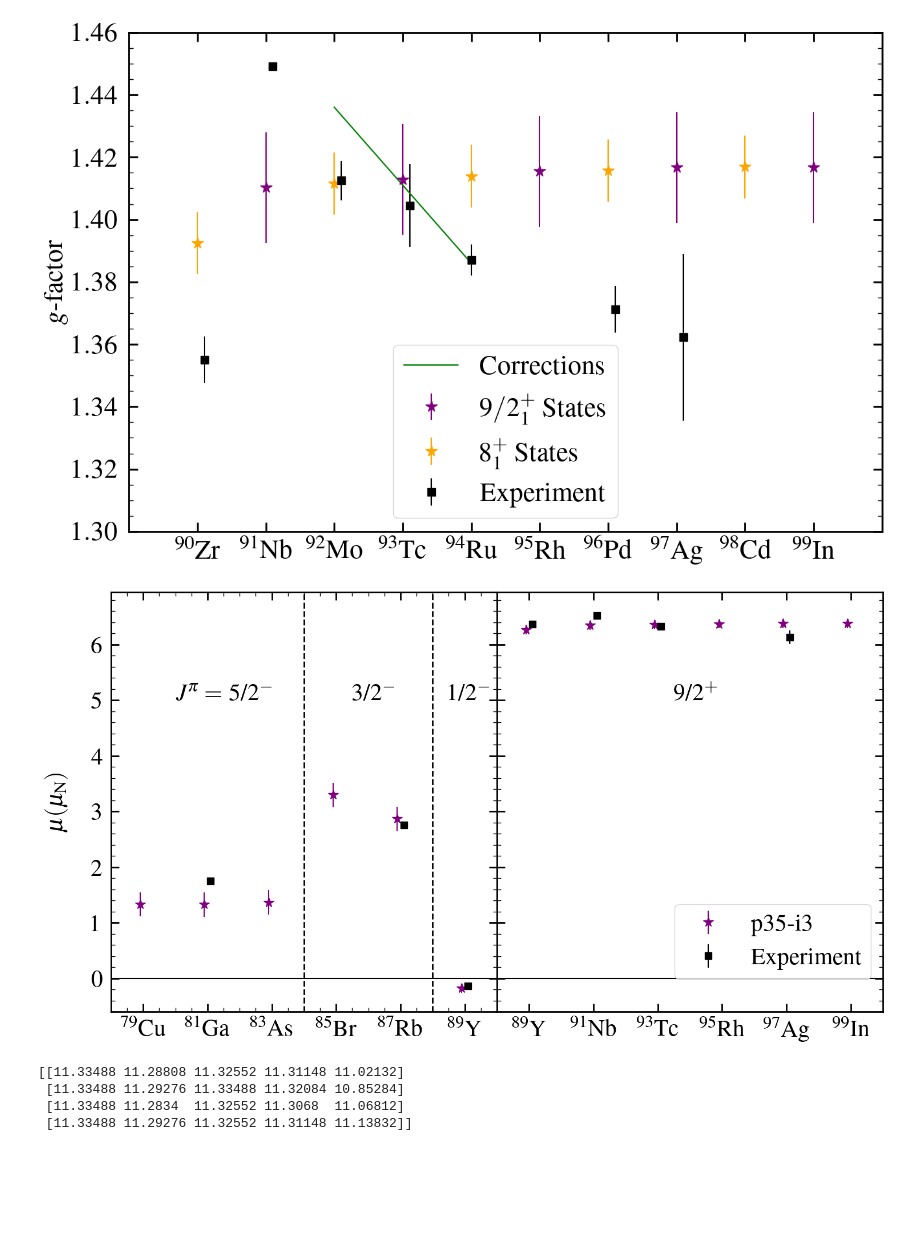
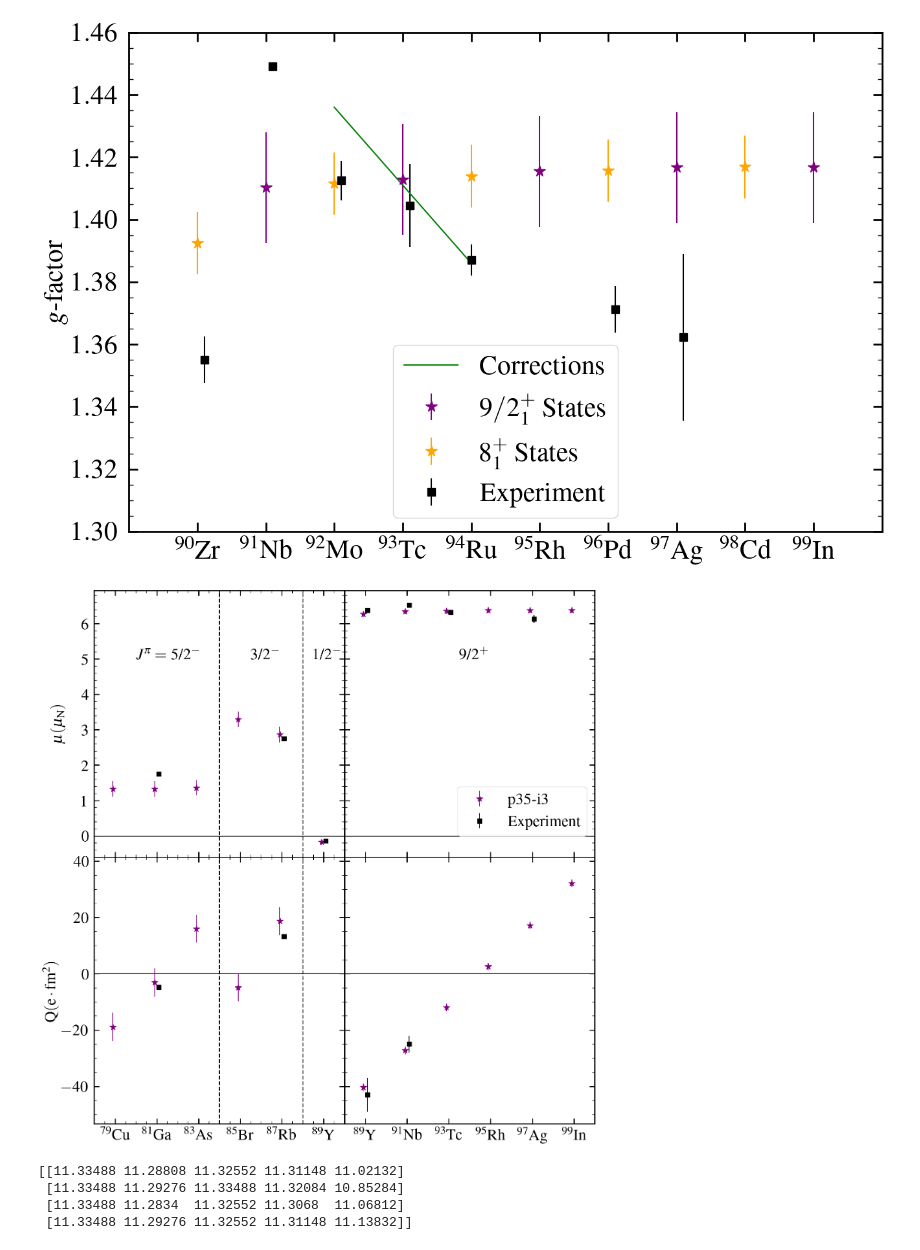
Before and after one commit to JordanPurcell/Research, a Jupyter notebook: plots/EM_properties.ipynb, the cells around one changed output. Cells and saved outputs as stored; diff of their text form; code cells hidden in the pictures; blank space fills up the shorter version.

Commit message:
Mu and Q figures
Updated figures for em paper

```diff
--- a/plots/EM_properties.ipynb
+++ b/plots/EM_properties.ipynb
@@ -275,13 +276,13 @@ plt.show()
 # %% [output]
 [figure]
 # %%
-f, ax = plt.subplots(2,2, sharey='row', gridspec_kw={'width_ratios':[6,6]})
-#f, ax = plt.subplots(2,2, sharex='col', sharey='row', gridspec_kw={'width_ratios':[6,6]})      # Switch to this one to isolate bottom plot
+#f, ax = plt.subplots(2,2, sharey='row', gridspec_kw={'width_ratios':[6,6]})
+f, ax = plt.subplots(2,2, sharex='col', sharey='row', gridspec_kw={'width_ratios':[6,6]})      # Switch to this one to isolate bottom plot
 f.set_figwidth(15)
 f.set_figheight(15)
 
-plt.setp(ax[0][0], xticks=odd_A, xticklabels=odd_ticks)                 # Change first index to isolate top/bottom plot
-plt.setp(ax[0][1], xticks=m9_A, xticklabels=m9_ticks)                   # ""
+plt.setp(ax[1][0], xticks=odd_A, xticklabels=odd_ticks)                 # Change first index to isolate top/bottom plot
+plt.setp(ax[1][1], xticks=m9_A, xticklabels=m9_ticks)                   # ""
 ax[0][0].tick_params(pad=10)
 ax[0][1].tick_params(pad=10)
 ax[0][0].set_xlim(78, 90)
@@ -336,37 +337,37 @@ ax[1][0].tick_params(axis="both", which="minor", direction="in", right=True, top
 
 ax[0][1].tick_params(which="major", direction="in", right=True, top=True, length=10, width=2, labelsize=30)
 ax[0][1].tick_params(which="minor", direction="in", right=True, top=True, length=5, width=1, labelsize=30)
 ax[1][1].tick_params(which="major", direction="in", right=True, top=True, length=10, width=2, labelsize=30, pad=10)
 ax[1][1].tick_params(which="minor", direction="in", right=True, top=True, length=5, width=1, labelsize=30)
-ax[0][1].xaxis.get_major_ticks()[1].set_pad(5)       # This adjust only the 97Ag label because it's behaving badly
+ax[1][1].xaxis.get_major_ticks()[1].set_pad(5)       # This adjust only the 97Ag label because it's behaving badly
 
 ax[0][0].set_ylabel('$\mathrm{\mu(\mu_{N})}$', labelpad=30, fontsize=30)
 ax[1][0].set_ylabel('$\mathrm{Q(e \cdot fm^2)}$', fontsize=30)
 
 ax[0][0].axvline(x = 84, ymin = 0, ymax = 7, color = 'k', linewidth=2, ls='--')
 ax[0][0].axvline(x = 88, ymin = 0, ymax = 7, color = 'k', linewidth=2, ls='--')
 ax[0][0].axvline(x = 90, ymin = 0, ymax = 7, color = 'k', linewidth=2, ls='--')
 ax[1][0].axvline(x = 84, ymin = 0, ymax = 7, color = 'k', linewidth=2, ls='--')
 ax[1][0].axvline(x = 88, ymin = 0, ymax = 7, color = 'k', linewidth=2, ls='--')
 ax[1][0].axvline(x = 90, ymin = 0, ymax = 7, color = 'k', linewidth=2, ls='--')
 
 ax[0][0].text(80, 5, '$J^\pi = $ 5/2$^{-}$', fontsize = 30)          # Switch first index to isolate top/bottom plot
 ax[0][0].text(85.5, 5, '3/2$^{-}$', fontsize = 30)          # ""
 ax[0][0].text(88.5, 5, '1/2$^{-}$', fontsize = 30)          # ""
 ax[0][1].text(93.5, 5, '9/2$^{+}$', fontsize = 30)          # ""
 
-ax[1][0].set_visible(False)                # Option for isolating subplot
-ax[1][1].set_visible(False)
+#ax[1][0].set_visible(False)                # Option for isolating subplot
+#ax[1][1].set_visible(False)
 
 
 plt.tight_layout()
 plt.subplots_adjust(wspace=0, hspace=0)
 ax[0][0].minorticks_on()
 ax[1][0].minorticks_on()
 ax[0][1].legend(fontsize=30, bbox_to_anchor=(1, 0.05), loc="lower right").set_alpha(1)          # Toggle first index to isolate top/bottom plot
 plt.show()
 # %% [output]
-[figure, old version]
+[figure, new version]
 # %%
 mu_i3_6plus = [8.31391, 8.46106, 8.47682, 8.49259, 8.50310]
 even_Q8[3] = [42.59, -35.96, 17.00, -9.39, -55.09]
```
Also changed, not shown: parts of 2 cells of this notebook, 4 other files.
